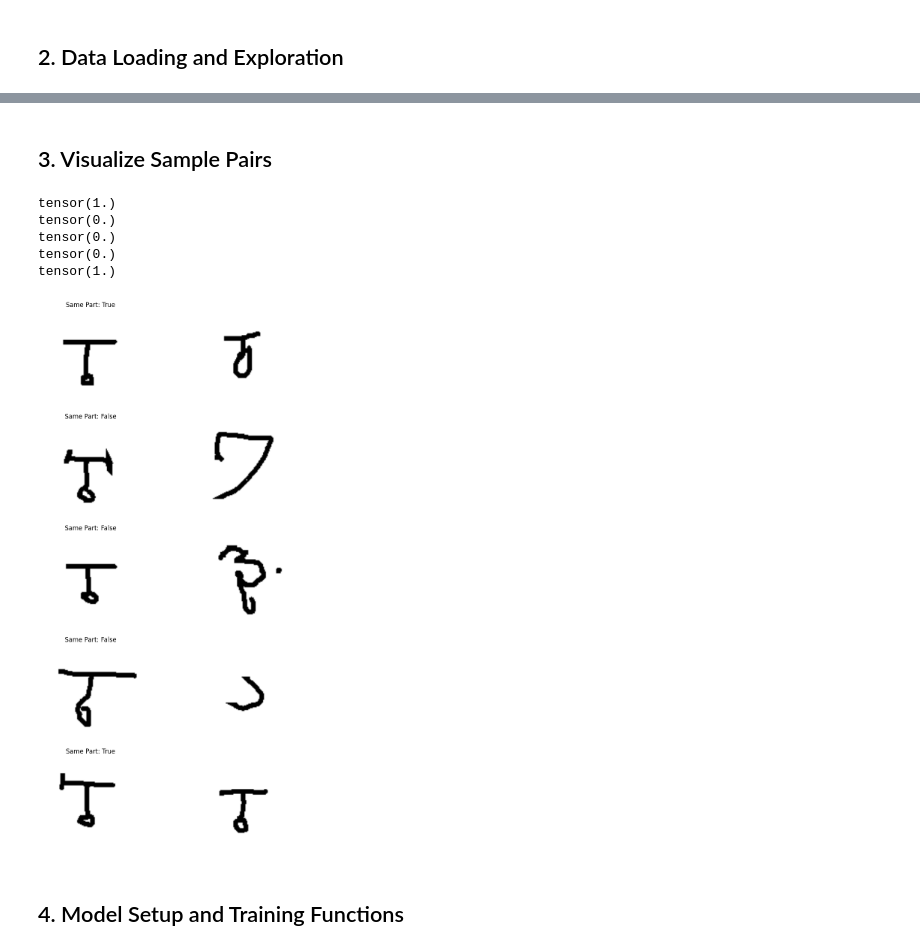
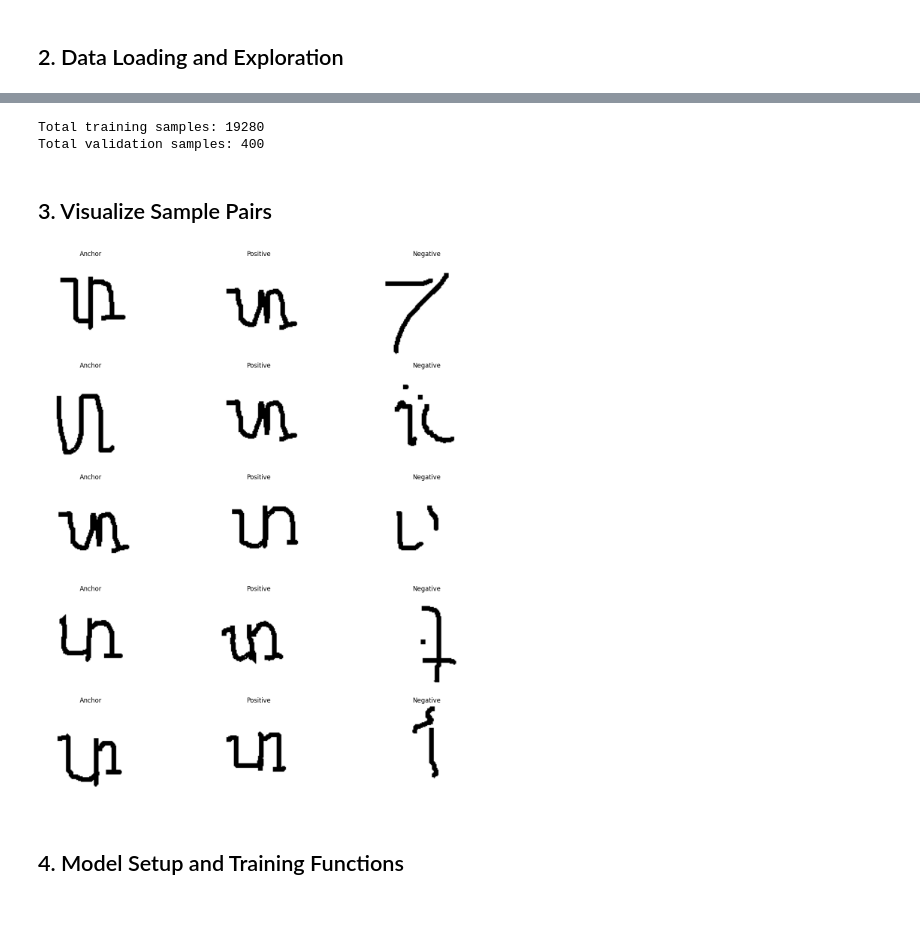
Before and after one commit to jamesphm04/WCP_siamese_parts_rec, a Jupyter notebook: training-notebook.ipynb, the cells around one changed output, grey strips where cells are left out. Drawn from its saved outputs; the diff is of its cells as text; code cells hidden in the pictures; blank space fills up the shorter version.

Commit message:
add triplets

```diff
--- a/training-notebook.ipynb
+++ b/training-notebook.ipynb
@@ -136,36 +40,49 @@ Total validation samples: 400
+# %%
+# Explore the dataset
+
+train_dataset = AutoPartsDataset(config.train_dir)
+val_dataset = AutoPartsDataset(config.val_dir)
+
+print(f'Total training samples: {len(train_dataset)}')
+print(f'Total validation samples: {len(val_dataset)}')
+# %% [output]
+Total training samples: 19280
+Total validation samples: 400
 # %% [markdown]
 ## 3. Visualize Sample Pairs
 # %%
-def show_pairs(dataset, num_pairs=5):
-    """Visualize sample pairs from dataset"""
-    fig, axes = plt.subplots(num_pairs, 2, figsize=(10, num_pairs*3))
+def show_triplets(dataset, num_triplets=5):
+    """Visualize sample triplets (anchor, positive, negative) from dataset"""
+    fig, axes = plt.subplots(num_triplets, 3, figsize=(15, num_triplets * 3))
 
-    for i in range(num_pairs):
-        img1, img2, label = dataset[i]
-        print(label)
+    for i in range(num_triplets):
+        anchor_img, positive_img, negative_img = dataset[i]
 
         # Denormalize images
         mean = torch.tensor([0.485, 0.456, 0.406]).view(3, 1, 1)
         std = torch.tensor([0.229, 0.224, 0.225]).view(3, 1, 1)
-        img1 = img1 * std + mean
-        img2 = img2 * std + mean
+        anchor_img = anchor_img * std + mean
+        positive_img = positive_img * std + mean
+        negative_img = negative_img * std + mean
 
-        axes[i, 0].imshow(img1.permute(1, 2, 0).clip(0, 1))
-        axes[i, 1].imshow(img2.permute(1, 2, 0).clip(0, 1))
+        axes[i, 0].imshow(anchor_img.permute(1, 2, 0).clip(0, 1))
+        axes[i, 1].imshow(positive_img.permute(1, 2, 0).clip(0, 1))
+        axes[i, 2].imshow(negative_img.permute(1, 2, 0).clip(0, 1))
+
         axes[i, 0].axis('off')
         axes[i, 1].axis('off')
-        axes[i, 0].set_title(f'Same Part: {bool(label)}')
+        axes[i, 2].axis('off')
+
+        axes[i, 0].set_title("Anchor")
+        axes[i, 1].set_title("Positive")
+        axes[i, 2].set_title("Negative")
 
     plt.tight_layout()
     plt.show()
 
-show_pairs(train_dataset)
+# Call the function to visualize triplets
+show_triplets(train_dataset)
 # %% [output]
-tensor(1.)
-tensor(0.)
-tensor(0.)
-tensor(0.)
-tensor(1.)
-[figure, old version]
+[figure, new version]
 # %% [markdown]
 ## 4. Model Setup and Training Functions
```
Also changed, not shown: parts of 7 cells of this notebook, 5 other files.
